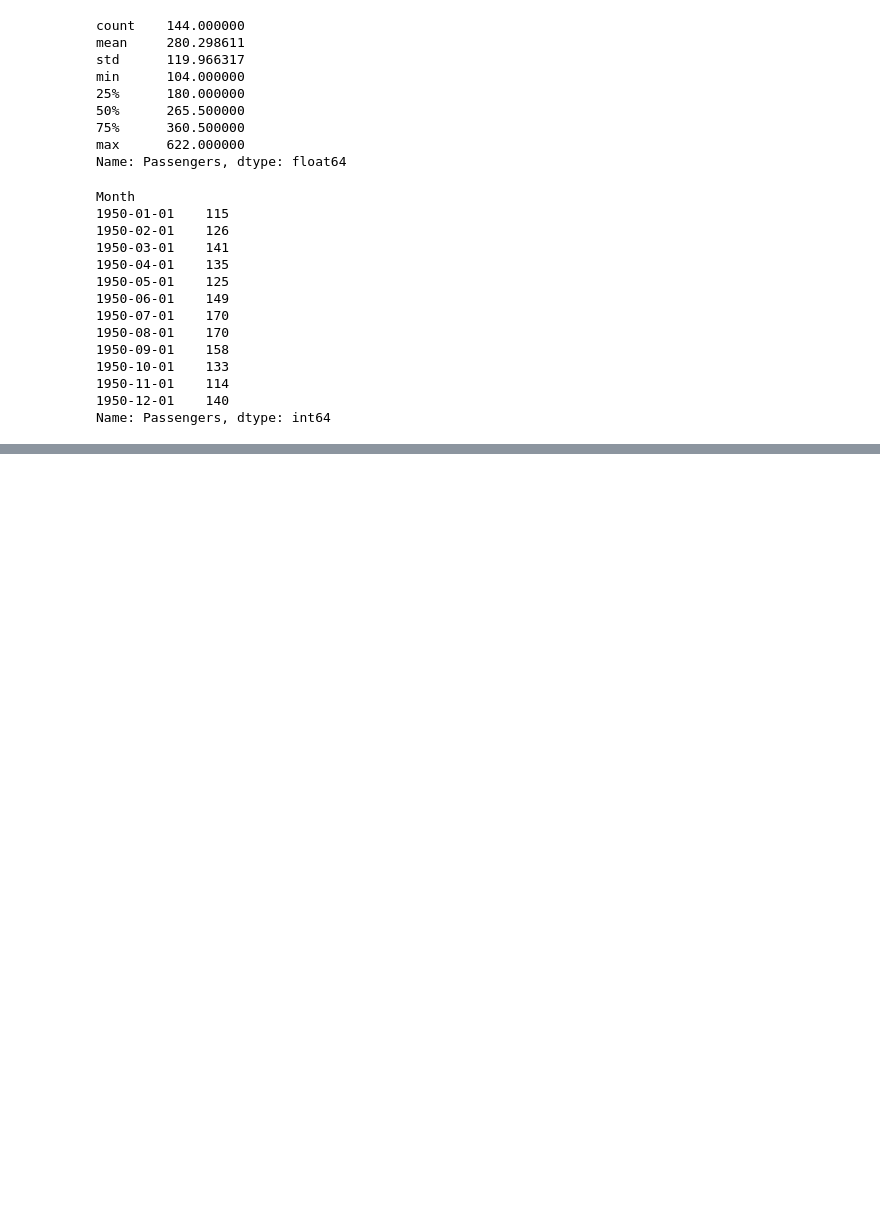
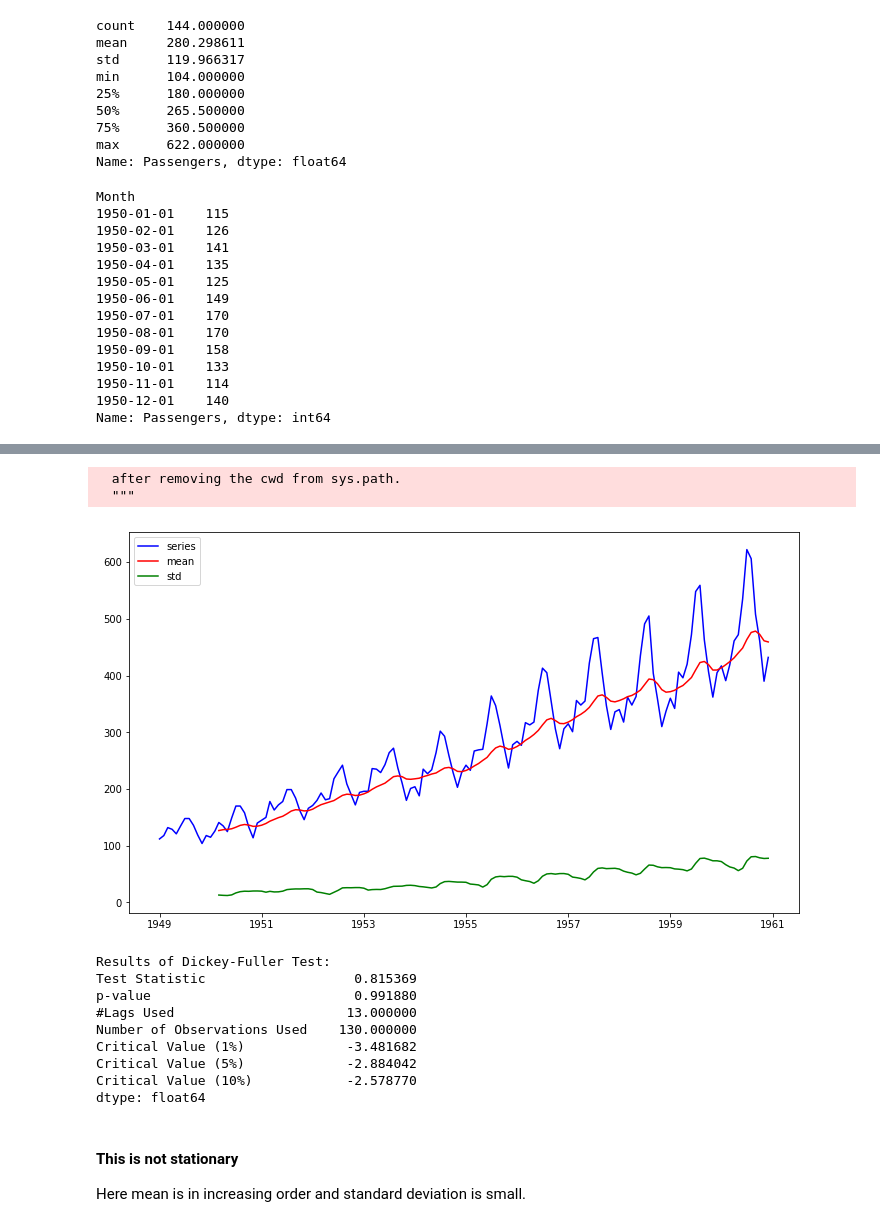
Before and after one commit to Suryanandsingh/Time-Series-Analysis, a Jupyter notebook: Time series.ipynb, the cells around one changed output, grey strips where cells are left out. Saved outputs shown, nothing was run; the diff lists cells and outputs as text; code cells hidden in the pictures; blank space fills up the shorter version.

```diff
--- a/Time series.ipynb
+++ b/Time series.ipynb
@@ -10,3 +44,6 @@ data = pd.read_csv('AirPassengers.csv')
+# %%
+#change dtype into time series form
+data = pd.read_csv('AirPassengers.csv', parse_dates=['Month'], index_col='Month')
 # %%
 data.head()
 # %% [output]
@@ -55,2 +56,0 @@ dateparse
-# %%
-data = pd.read_csv('AirPassengers.csv', parse_dates=['Month'], index_col='Month',date_parser=dateparse)
@@ -141,12 +97,0 @@ plt.show()
-# %%
-#Here mean is incresing.so, this time series is not Stationarity
-# Now we convert to canstant mean using log
-def Stationarity_plot(real_ts):
-    real_mean = pd.rolling_mean(real_ts, window=15)
-    std = pd.rolling_std(real_ts, window=15)
-    plt.figure(figsize=(12, 7))
-    plt.plot(real_ts, color='blue', label='series')
-    plt.plot(real_mean, color='red', label='mean')
-    plt.plot(std, color='green', label='std')
-    plt.legend()
-    plt.show()
@@ -370,0 +120,38 @@ Freq: MS, Length: 133, dtype: float64
+# %%
+#ploting of time series
+from statsmodels.tsa.stattools import adfuller
+def Stationarity_plot(ts):
+    mean = pd.rolling_mean(ts, window=15)
+    std = pd.rolling_std(ts, window=15)
+    plt.figure(figsize=(12, 7))
+    plt.plot(ts, color='blue', label='series')
+    plt.plot(mean, color='red', label='mean')
+    plt.plot(std, color='green', label='std')
+    plt.legend()
+    plt.show()
+
+    print('Results of Dickey-Fuller Test:')
+    dftest = adfuller(ts, autolag='AIC')
+    dfoutput = pd.Series(dftest[0:4], index=['Test Statistic','p-value','#Lags Used','Number of Observations Used'])
+    for key,value in dftest[4].items():
+        dfoutput['Critical Value (%s)'%key] = value
+    print(dfoutput)
+# %%
+#Let's plot original time series data
+Stationarity_plot(ts)
+# %% [output]
+  after removing the cwd from sys.path.
+  """
+[figure, added]
+Results of Dickey-Fuller Test:
+Test Statistic                   0.815369
+p-value                          0.991880
+#Lags Used                      13.000000
+Number of Observations Used    130.000000
+Critical Value (1%)             -3.481682
+Critical Value (5%)             -2.884042
+Critical Value (10%)            -2.578770
+dtype: float64
+# %% [markdown]
+#### This is not stationary
+Here mean is in increasing order and standard deviation is small.
```
Also changed, not shown: parts of 53 cells of this notebook.
